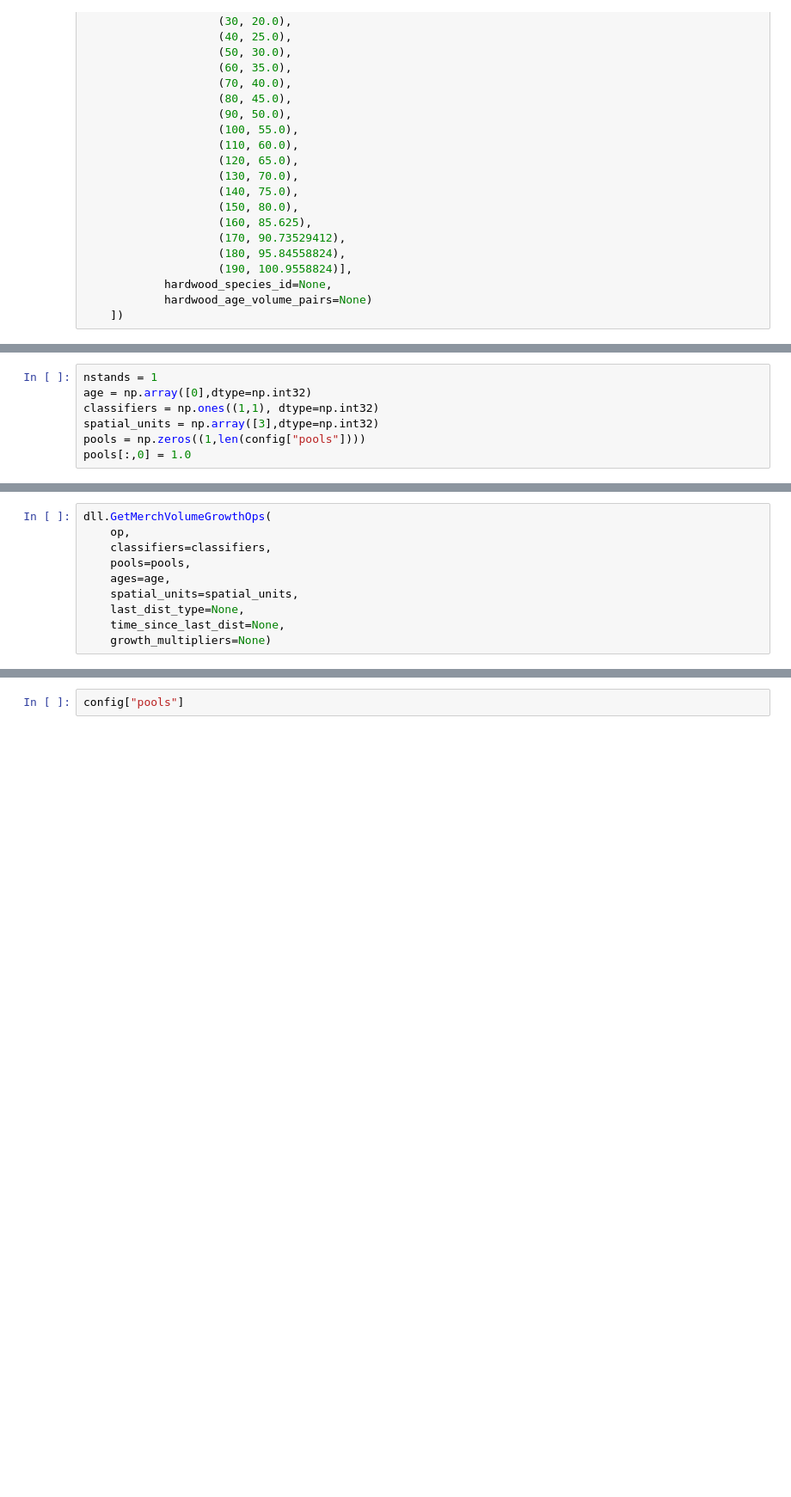
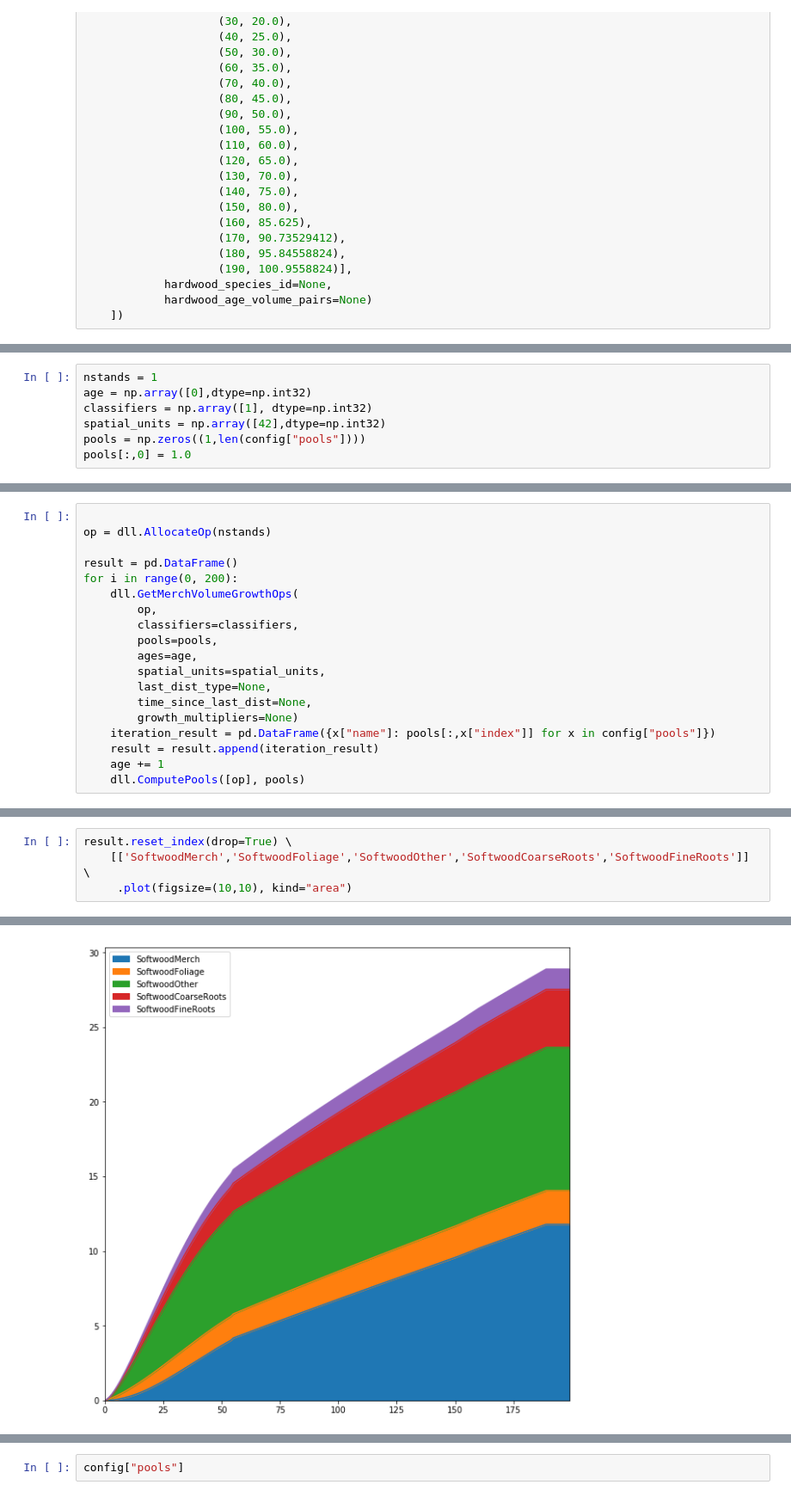
Before and after one commit to cat-cfs/libcbm_py, a Jupyter notebook: libcbm_api_demo.ipynb, the cells around one changed output, grey strips where cells are left out. Shown: that part at 86% size. Saved outputs shown, nothing was run; the diff lists cells and outputs as text; blank space fills up the shorter version.

Commit message:
plot results in api demo

```diff
--- a/libcbm_api_demo.ipynb
+++ b/libcbm_api_demo.ipynb
@@ -80,8 +74,8 @@ op = dll.AllocateOp(1)
 # %%
 nstands = 1
 age = np.array([0],dtype=np.int32)
-classifiers = np.ones((1,1), dtype=np.int32)
-spatial_units = np.array([3],dtype=np.int32)
+classifiers = np.array([1], dtype=np.int32)
+spatial_units = np.array([42],dtype=np.int32)
 pools = np.zeros((1,len(config["pools"])))
 pools[:,0] = 1.0
 # %%
@@ -91,10 +85,19 @@ array([[1]])
 # %%
-dll.GetMerchVolumeGrowthOps(
-    op,
-    classifiers=classifiers,
-    pools=pools,
-    ages=age,
-    spatial_units=spatial_units,
-    last_dist_type=None,
-    time_since_last_dist=None,
-    growth_multipliers=None)
+
+op = dll.AllocateOp(nstands)
+
+result = pd.DataFrame()
+for i in range(0, 200):
+    dll.GetMerchVolumeGrowthOps(
+        op,
+        classifiers=classifiers,
+        pools=pools,
+        ages=age,
+        spatial_units=spatial_units,
+        last_dist_type=None,
+        time_since_last_dist=None,
+        growth_multipliers=None)
+    iteration_result = pd.DataFrame({x["name"]: pools[:,x["index"]] for x in config["pools"]})
+    result = result.append(iteration_result)
+    age += 1
+    dll.ComputePools([op], pools)
@@ -115,0 +104,5 @@ op
+# %%
+result.reset_index(drop=True) \
+    [['SoftwoodMerch','SoftwoodFoliage','SoftwoodOther','SoftwoodCoarseRoots','SoftwoodFineRoots']] \
+     .plot(figsize=(10,10), kind="area")
+# %% [output]
@@ -115,0 +110 @@ op
+[figure, added]
```
Also changed, not shown: parts of 9 cells of this notebook, 1 other file.
